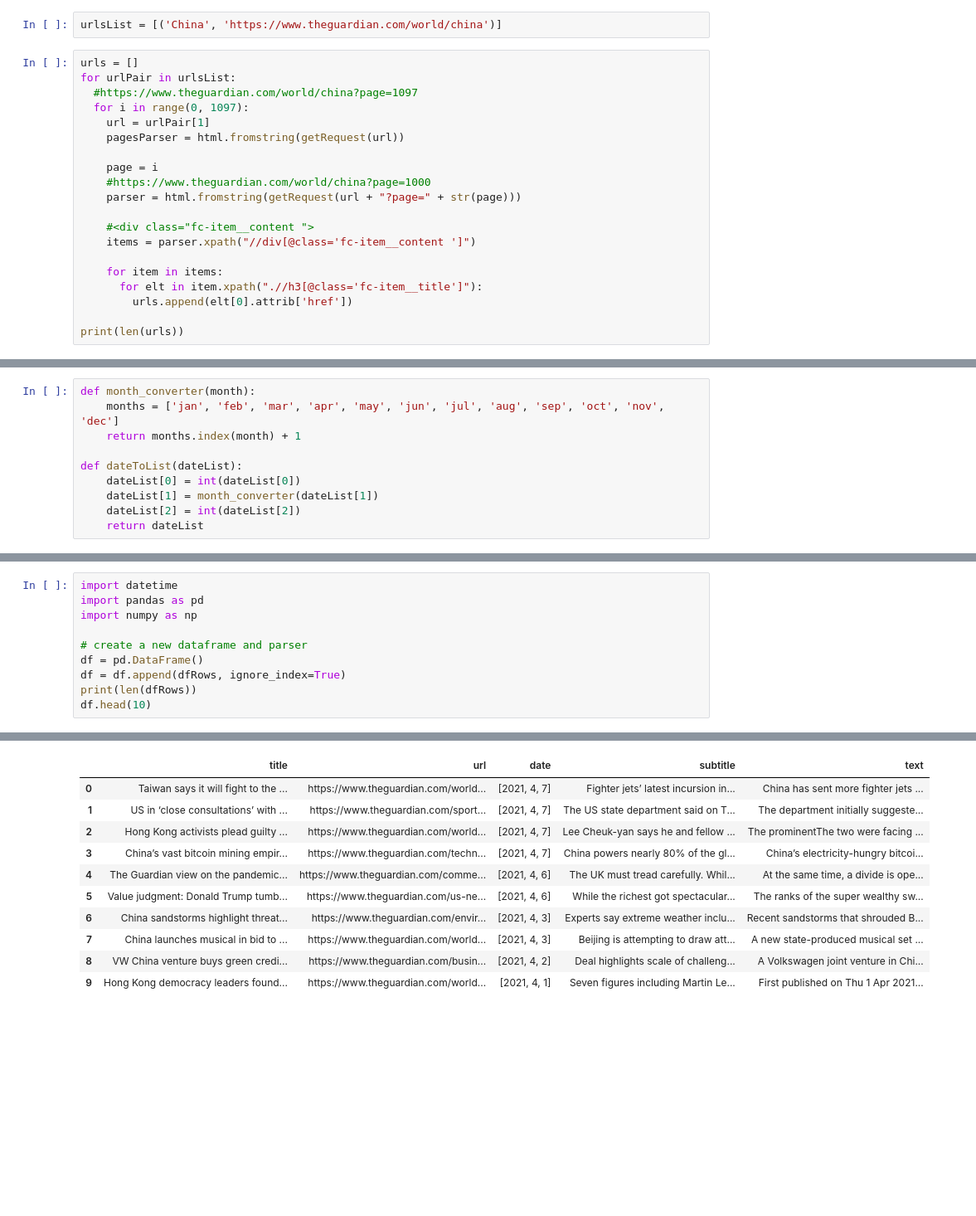
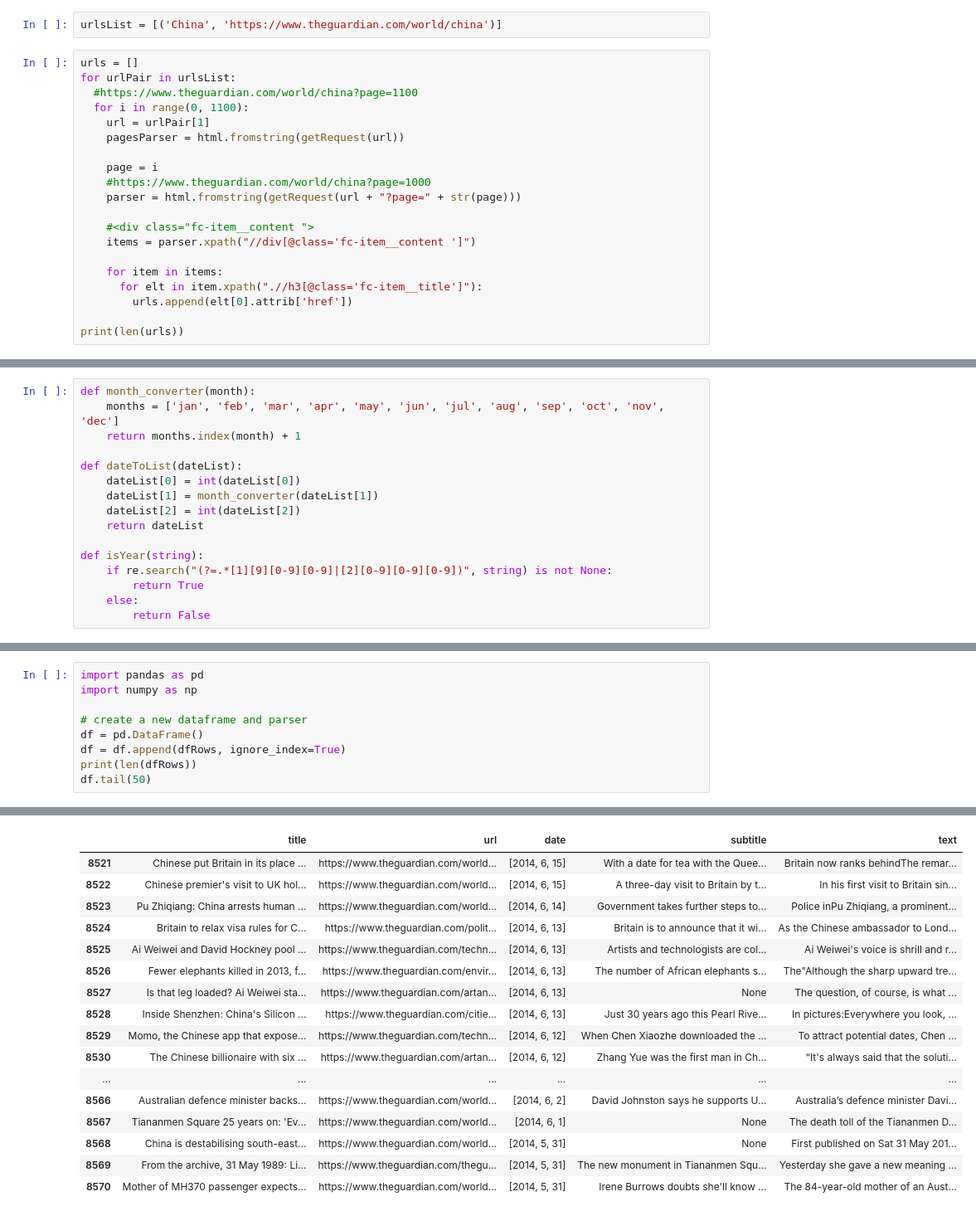
Before and after one commit to PhilipTsv/news-websites-sentiment-analysis, a Jupyter notebook: guardian_sentiment_analysis.ipynb, the cells around one changed output, grey strips where cells are left out. Shown at 83% size. Cells and saved outputs as stored; diff of their text form; blank space fills up the shorter version.

```diff
--- a/guardian_sentiment_analysis.ipynb
+++ b/guardian_sentiment_analysis.ipynb
@@ -22,8 +24,8 @@ urlsList = [('China', 'https://www.theguardian.com/world/china')]
 # %%
 urls = []
 for urlPair in urlsList:
-  #https://www.theguardian.com/world/china?page=1097
-  for i in range(0, 1097):
+  #https://www.theguardian.com/world/china?page=1100
+  for i in range(0, 1100):
     url = urlPair[1]
     pagesParser = html.fromstring(getRequest(url))
 
@@ -51,6 +53,12 @@ def dateToList(dateList):
     dateList[1] = month_converter(dateList[1])
     dateList[2] = int(dateList[2])
     return dateList
+
+def isYear(string):
+    if re.search("(?=.*[1][9][0-9][0-9]|[2][0-9][0-9][0-9])", string) is not None:
+        return True
+    else:
+        return False
 # %%
 dfRows = []
 for url in urls:
@@ -176,5 +189,4 @@ https://www.theguardian.com/australia-news/live/2020/dec/16/australian-news-live
 # %%
-import datetime
 import pandas as pd
 import numpy as np
 
@@ -182,5 +194,5 @@ import numpy as np
 df = pd.DataFrame()
 df = df.append(dfRows, ignore_index=True)
 print(len(dfRows))
-df.head(10)
+df.tail(50)
 # %% [output]
@@ -188,14 +200,20 @@ df.head(10)
 |  | title | url | date | subtitle | text |
-| 0 | Taiwan says it will fight to the ... | https://www.theguardian.com/world... | [2021, 4, 7] | Fighter jets’ latest incursion in... | China has sent more fighter jets ... |
-| 1 | US in ‘close consultations’ with ... | https://www.theguardian.com/sport... | [2021, 4, 7] | The US state department said on T... | The department initially suggeste... |
-| 2 | Hong Kong activists plead guilty ... | https://www.theguardian.com/world... | [2021, 4, 7] | Lee Cheuk-yan says he and fellow ... | The prominentThe two were facing ... |
-| 3 | China’s vast bitcoin mining empir... | https://www.theguardian.com/techn... | [2021, 4, 7] | China powers nearly 80% of the gl... | China’s electricity-hungry bitcoi... |
-| 4 | The Guardian view on the pandemic... | https://www.theguardian.com/comme... | [2021, 4, 6] | The UK must tread carefully. Whil... | At the same time, a divide is ope... |
-| 5 | Value judgment: Donald Trump tumb... | https://www.theguardian.com/us-ne... | [2021, 4, 6] | While the richest got spectacular... | The ranks of the super wealthy sw... |
-| 6 | China sandstorms highlight threat... | https://www.theguardian.com/envir... | [2021, 4, 3] | Experts say extreme weather inclu... | Recent sandstorms that shrouded B... |
-| 7 | China launches musical in bid to ... | https://www.theguardian.com/world... | [2021, 4, 3] | Beijing is attempting to draw att... | A new state-produced musical set ... |
-| 8 | VW China venture buys green credi... | https://www.theguardian.com/busin... | [2021, 4, 2] | Deal highlights scale of challeng... | A Volkswagen joint venture in Chi... |
-| 9 | Hong Kong democracy leaders found... | https://www.theguardian.com/world... | [2021, 4, 1] | Seven figures including Martin Le... | First published on Thu 1 Apr 2021... |
+| 8521 | Chinese put Britain in its place ... | https://www.theguardian.com/world... | [2014, 6, 15] | With a date for tea with the Quee... | Britain now ranks behindThe remar... |
+| 8522 | Chinese premier's visit to UK hol... | https://www.theguardian.com/world... | [2014, 6, 15] | A three-day visit to Britain by t... | In his first visit to Britain sin... |
+| 8523 | Pu Zhiqiang: China arrests human ... | https://www.theguardian.com/world... | [2014, 6, 14] | Government takes further steps to... | Police inPu Zhiqiang, a prominent... |
+| 8524 | Britain to relax visa rules for C... | https://www.theguardian.com/polit... | [2014, 6, 13] | Britain is to announce that it wi... | As the Chinese ambassador to Lond... |
+| 8525 | Ai Weiwei and David Hockney pool ... | https://www.theguardian.com/techn... | [2014, 6, 13] | Artists and technologists are col... | Ai Weiwei's voice is shrill and r... |
+| 8526 | Fewer elephants killed in 2013, f... | https://www.theguardian.com/envir... | [2014, 6, 13] | The number of African elephants s... | The"Although the sharp upward tre... |
+| 8527 | Is that leg loaded? Ai Weiwei sta... | https://www.theguardian.com/artan... | [2014, 6, 13] | None | The question, of course, is what ... |
+| 8528 | Inside Shenzhen: China's Silicon ... | https://www.theguardian.com/citie... | [2014, 6, 13] | Just 30 years ago this Pearl Rive... | In pictures:Everywhere you look, ... |
+| 8529 | Momo, the Chinese app that expose... | https://www.theguardian.com/techn... | [2014, 6, 12] | When Chen Xiaozhe downloaded the ... | To attract potential dates, Chen ... |
+| 8530 | The Chinese billionaire with six ... | https://www.theguardian.com/artan... | [2014, 6, 12] | Zhang Yue was the first man in Ch... | “It's always said that the soluti... |
+| ... | ... | ... | ... | ... | ... |
+| 8566 | Australian defence minister backs... | https://www.theguardian.com/world... | [2014, 6, 2] | David Johnston says he supports U... | Australia’s defence minister Davi... |
+| 8567 | Tiananmen Square 25 years on: 'Ev... | https://www.theguardian.com/world... | [2014, 6, 1] | None | The death toll of the Tiananmen D... |
+| 8568 | China is destabilising south-east... | https://www.theguardian.com/world... | [2014, 5, 31] | None | First published on Sat 31 May 201... |
+| 8569 | From the archive, 31 May 1989: Li... | https://www.theguardian.com/thegu... | [2014, 5, 31] | The new monument in Tiananmen Squ... | Yesterday she gave a new meaning ... |
+| 8570 | Mother of MH370 passenger expects... | https://www.theguardian.com/world... | [2014, 5, 31] | Irene Burrows doubts she'll know ... | The 84-year-old mother of an Aust... |
 # %%
 #print(len(df['tiltle']==None))
 #print(len(df['url']==None))
```
Also changed, not shown: parts of 6 cells of this notebook, 1 other file.
